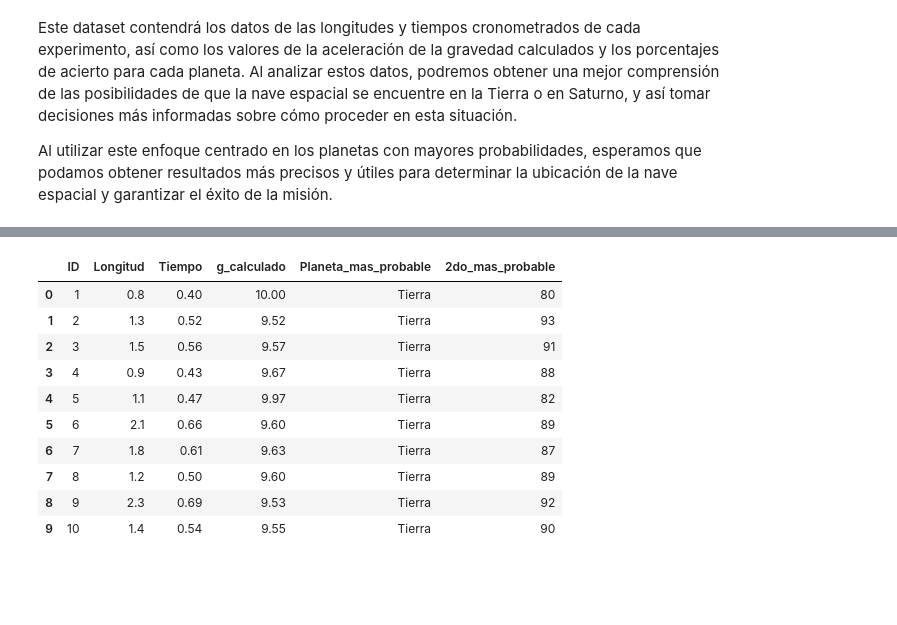
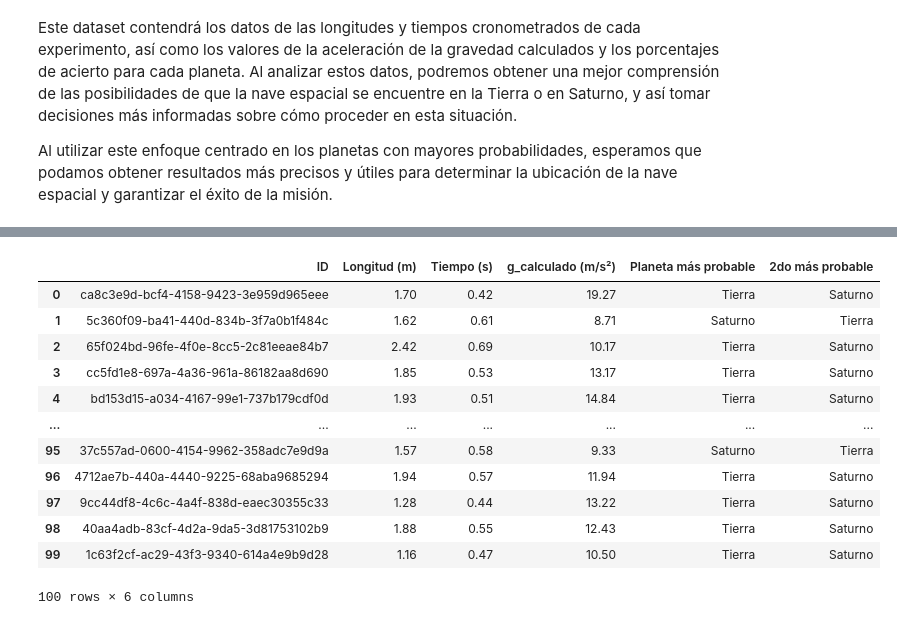
Before and after one commit to clauloro/Perdidos-en-el-espacio, a Jupyter notebook: perdidos_espacio.ipynb, the cells around one changed output, grey strips where cells are left out. Saved outputs shown, nothing was run; the diff lists cells and outputs as text; code cells hidden in the pictures; blank space fills up the shorter version.

```diff
--- a/perdidos_espacio.ipynb
+++ b/perdidos_espacio.ipynb
@@ -96,16 +205,19 @@ Al utilizar este enfoque centrado en los planetas con mayores probabilidades, es
 # %%
-filepath = 'dataset(tierra,saturno).csv'
-data = pd.read_csv(filepath)
-data.head(100)
+filepath = "generated_dataset.csv"
+data_frame = pd.read_csv(filepath)
+
+data_frame.head(100)
 # %% [output]
-|  | ID | Longitud | Tiempo | g_calculado | Planeta_mas_probable | 2do_mas_probable |
-| 0 | 1 | 0.8 | 0.40 | 10.00 | Tierra | 80 |
-| 1 | 2 | 1.3 | 0.52 | 9.52 | Tierra | 93 |
-| 2 | 3 | 1.5 | 0.56 | 9.57 | Tierra | 91 |
-| 3 | 4 | 0.9 | 0.43 | 9.67 | Tierra | 88 |
-| 4 | 5 | 1.1 | 0.47 | 9.97 | Tierra | 82 |
-| 5 | 6 | 2.1 | 0.66 | 9.60 | Tierra | 89 |
-| 6 | 7 | 1.8 | 0.61 | 9.63 | Tierra | 87 |
-| 7 | 8 | 1.2 | 0.50 | 9.60 | Tierra | 89 |
-| 8 | 9 | 2.3 | 0.69 | 9.53 | Tierra | 92 |
-| 9 | 10 | 1.4 | 0.54 | 9.55 | Tierra | 90 |
+|  | ID | Longitud (m) | Tiempo (s) | g_calculado (m/s²) | Planeta más probable | 2do más probable |
+| 0 | ca8c3e9d-bcf4-4158-9423-3e959d965eee | 1.70 | 0.42 | 19.27 | Tierra | Saturno |
+| 1 | 5c360f09-ba41-440d-834b-3f7a0b1f484c | 1.62 | 0.61 | 8.71 | Saturno | Tierra |
+| 2 | 65f024bd-96fe-4f0e-8cc5-2c81eeae84b7 | 2.42 | 0.69 | 10.17 | Tierra | Saturno |
+| 3 | cc5fd1e8-697a-4a36-961a-86182aa8d690 | 1.85 | 0.53 | 13.17 | Tierra | Saturno |
+| 4 | bd153d15-a034-4167-99e1-737b179cdf0d | 1.93 | 0.51 | 14.84 | Tierra | Saturno |
+| ... | ... | ... | ... | ... | ... | ... |
+| 95 | 37c557ad-0600-4154-9962-358adc7e9d9a | 1.57 | 0.58 | 9.33 | Saturno | Tierra |
+| 96 | 4712ae7b-440a-4440-9225-68aba9685294 | 1.94 | 0.57 | 11.94 | Tierra | Saturno |
+| 97 | 9cc44df8-4c6c-4a4f-838d-eaec30355c33 | 1.28 | 0.44 | 13.22 | Tierra | Saturno |
+| 98 | 40aa4adb-83cf-4d2a-9da5-3d81753102b9 | 1.88 | 0.55 | 12.43 | Tierra | Saturno |
+| 99 | 1c63f2cf-ac29-43f3-9340-614a4e9b9d28 | 1.16 | 0.47 | 10.50 | Tierra | Saturno |
+100 rows × 6 columns
```
Also changed, not shown: parts of 5 cells of this notebook, 2 other files.
